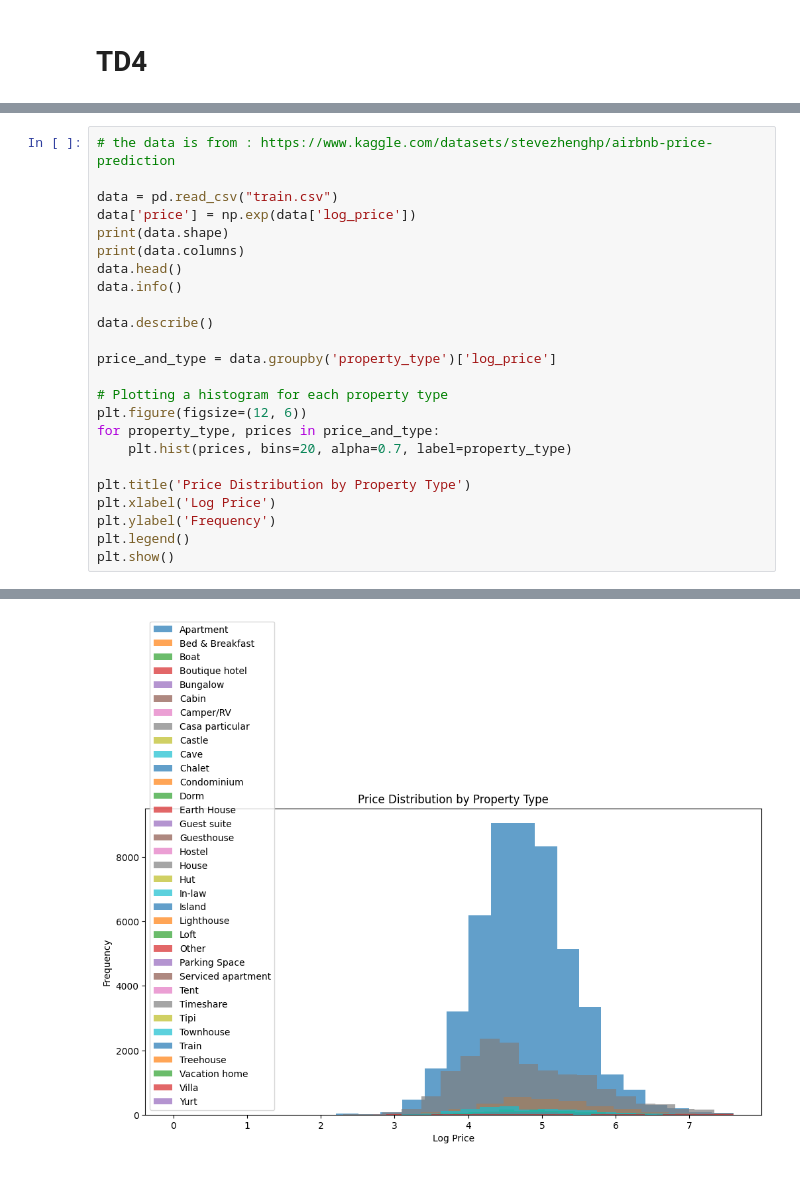
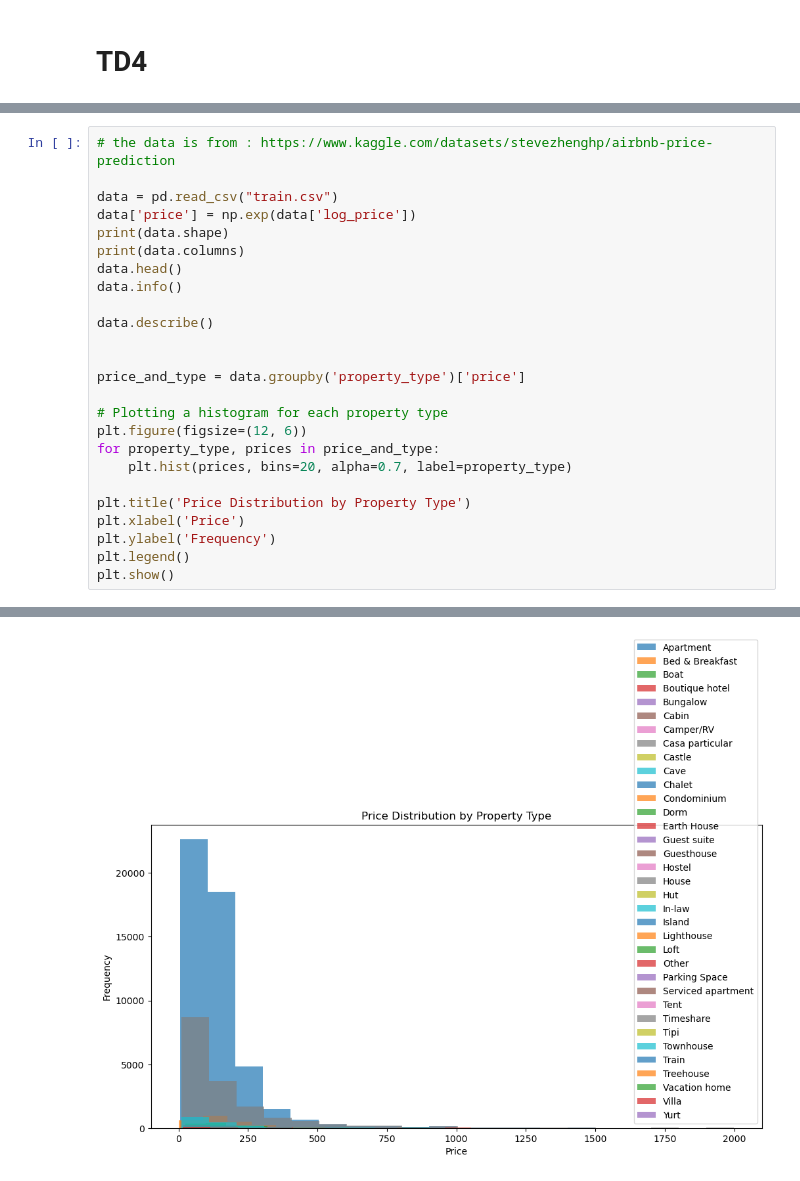
Before and after one commit to Marc94440/TD4_Explainability_AI, a Jupyter notebook: Untitled-1.ipynb, the cells around one changed output, grey strips where cells are left out. Cells and saved outputs as stored; diff of their text form.

```diff
--- a/Untitled-1.ipynb
+++ b/Untitled-1.ipynb
@@ -25,34 +31,35 @@ data.info()
 
 data.describe()
 
-price_and_type = data.groupby('property_type')['log_price']
+
+price_and_type = data.groupby('property_type')['price']
 
 # Plotting a histogram for each property type
 plt.figure(figsize=(12, 6))
 for property_type, prices in price_and_type:
     plt.hist(prices, bins=20, alpha=0.7, label=property_type)
 
 plt.title('Price Distribution by Property Type')
-plt.xlabel('Log Price')
+plt.xlabel('Price')
 plt.ylabel('Frequency')
 plt.legend()
 plt.show()
 # %% [output]
 (74111, 30)
 Index(['id', 'log_price', 'property_type', 'room_type', 'amenities',
        'accommodates', 'bathrooms', 'bed_type', 'cancellation_policy',
        'cleaning_fee', 'city', 'description', 'first_review',
        'host_has_profile_pic', 'host_identity_verified', 'host_response_rate',
        'host_since', 'instant_bookable', 'last_review', 'latitude',
        'longitude', 'name', 'neighbourhood', 'number_of_reviews',
        'review_scores_rating', 'thumbnail_url', 'zipcode', 'bedrooms', 'beds',
        'price'],
       dtype='object')
 <class 'pandas.core.frame.DataFrame'>
 RangeIndex: 74111 entries, 0 to 74110
 ... (31 lines left out)
  28  beds                    73980 non-null  float64
  29  price                   74111 non-null  float64
 dtypes: bool(1), float64(8), int64(3), object(18)
 memory usage: 16.5+ MB
-[figure, old version]
+[figure, new version]
```
Also changed, not shown: parts of 10 cells of this notebook, 1 other file.
